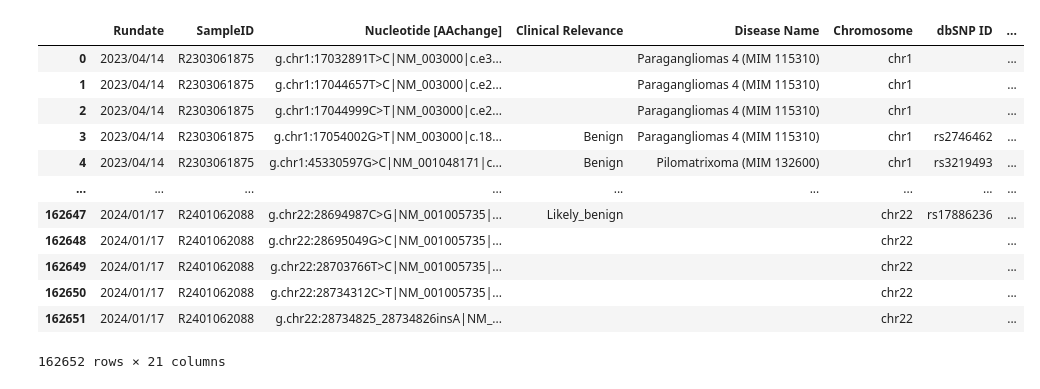
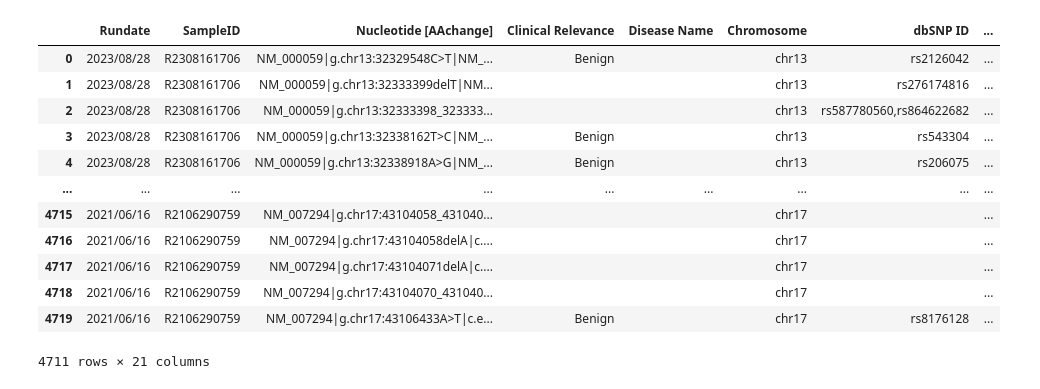
Before and after one commit to raysteven/PBDA_Variant_Vault, a Jupyter notebook: _pipeline/excel_to_sqldb.ipynb, the cells around one changed output. Saved outputs shown, nothing was run; the diff lists cells and outputs as text; code cells hidden in the pictures.

```diff
--- a/_pipeline/excel_to_sqldb.ipynb
+++ b/_pipeline/excel_to_sqldb.ipynb
@@ -23,16 +23,21 @@ import pandas as pd
 from sqlalchemy import create_engine, Column, String, MetaData, Table
 import sqlite3
 
-vava_db_dir = '/home/sysadmin/vava_db/'
+vava_db_dir = '.'
 
 
 current_directory = os.getcwd()
 # Get the parent directory
 parent_directory = os.path.dirname(current_directory)
-input_temp_dir = os.path.join(os.getcwd(),'input_temp')
-excel_path = os.path.join(current_directory, 'bahan_db','Rekap_TSHC_MAF_20240304.xlsx')
-# Read the Excel file
-excel_data = pd.read_excel(os.path.join(current_directory,excel_path))
-bahan_db = os.listdir(os.path.join(current_directory, 'bahan_db_brca',))
-bahan_db
+bahan_db = os.listdir(os.path.join(current_directory, 'bahan_db_brcas'))
+
+bahan_db_df = pd.DataFrame()
+bahan_db_df
+
+# Loop through the files, read each into a DataFrame, and append it to the merged_df
+for file in bahan_db:
+    print(file)
+    file_path = os.path.join(current_directory, 'bahan_db_brcas', file)
+    df_temp = pd.read_excel(file_path, engine='openpyxl')
+    bahan_db_df = pd.concat([bahan_db_df, df_temp], ignore_index=True)
 # %% [output]
@@ -60,10 +60,0 @@ len(bahan_db)
-# %%
-bahan_db_df = pd.DataFrame()
-bahan_db_df
-
-# Loop through the files, read each into a DataFrame, and append it to the merged_df
-for file in bahan_db:
-    print(file)
-    file_path = os.path.join(current_directory, 'bahan_db', file)
-    df_temp = pd.read_excel(file_path, engine='openpyxl')
-    bahan_db_df = pd.concat([bahan_db_df, df_temp], ignore_index=True)
@@ -104,5 +96,10 @@ bahan_db_df
 # %%
-bahan_db_df = bahan_db_df.drop(columns='Unnamed: 0')
+try:
+    bahan_db_df = bahan_db_df.drop(columns='Unnamed: 0')
+    bahan_db_df = bahan_db_df.drop(columns='Nucleotide [AAchange].1')
+except:
+    pass
+bahan_db_df.dropna(subset=['Rundate'], inplace=True)
 bahan_db_df.fillna(' ', inplace=True)
 bahan_db_df
 # %% [output]
@@ -160,25 +157,25 @@ bahan_db_df
 # %%
 # Convert the 'Date' column to datetime format using the 'dayfirst' parameter
-bahan_db_df['Rundate'] = pd.to_datetime(bahan_db_df['Rundate'], dayfirst=True)
+bahan_db_df['Rundate'] = pd.to_datetime(bahan_db_df['Rundate'], dayfirst=True, errors='coerce')
 
 # Convert the datetime objects back to strings in the desired format
 bahan_db_df['Rundate'] = bahan_db_df['Rundate'].dt.strftime('%Y/%m/%d')
 
 bahan_db_df
 # %% [output]
 |  | Rundate | SampleID | Nucleotide [AAchange] | Clinical Relevance | Disease Name | Chromosome | dbSNP ID | ... |
-| 0 | 2023/04/14 | R2303061875 | g.chr1:17032891T>C|NM_003000|c.e3... |  | Paragangliomas 4 (MIM 115310) | chr1 |  | ... |
-| 1 | 2023/04/14 | R2303061875 | g.chr1:17044657T>C|NM_003000|c.e2... |  | Paragangliomas 4 (MIM 115310) | chr1 |  | ... |
-| 2 | 2023/04/14 | R2303061875 | g.chr1:17044999C>T|NM_003000|c.e2... |  | Paragangliomas 4 (MIM 115310) | chr1 |  | ... |
-| 3 | 2023/04/14 | R2303061875 | g.chr1:17054002G>T|NM_003000|c.18... | Benign | Paragangliomas 4 (MIM 115310) | chr1 | rs2746462 | ... |
-| 4 | 2023/04/14 | R2303061875 | g.chr1:45330597G>C|NM_001048171|c... | Benign | Pilomatrixoma (MIM 132600) | chr1 | rs3219493 | ... |
+| 0 | 2023/08/28 | R2308161706 | NM_000059|g.chr13:32329548C>T|NM_... | Benign |  | chr13 | rs2126042 | ... |
+| 1 | 2023/08/28 | R2308161706 | NM_000059|g.chr13:32333399delT|NM... |  |  | chr13 | rs276174816 | ... |
+| 2 | 2023/08/28 | R2308161706 | NM_000059|g.chr13:32333398_323333... |  |  | chr13 | rs587780560,rs864622682 | ... |
+| 3 | 2023/08/28 | R2308161706 | NM_000059|g.chr13:32338162T>C|NM_... | Benign |  | chr13 | rs543304 | ... |
+| 4 | 2023/08/28 | R2308161706 | NM_000059|g.chr13:32338918A>G|NM_... | Benign |  | chr13 | rs206075 | ... |
 | ... | ... | ... | ... | ... | ... | ... | ... | ... |
-| 162647 | 2024/01/17 | R2401062088 | g.chr22:28694987C>G|NM_001005735|... | Likely_benign |  | chr22 | rs17886236 | ... |
-| 162648 | 2024/01/17 | R2401062088 | g.chr22:28695049G>C|NM_001005735|... |  |  | chr22 |  | ... |
-| 162649 | 2024/01/17 | R2401062088 | g.chr22:28703766T>C|NM_001005735|... |  |  | chr22 |  | ... |
-| 162650 | 2024/01/17 | R2401062088 | g.chr22:28734312C>T|NM_001005735|... |  |  | chr22 |  | ... |
-| 162651 | 2024/01/17 | R2401062088 | g.chr22:28734825_28734826insA|NM_... |  |  | chr22 |  | ... |
+| 4715 | 2021/06/16 | R2106290759 | NM_007294|g.chr17:43104058_431040... |  |  | chr17 |  | ... |
+| 4716 | 2021/06/16 | R2106290759 | NM_007294|g.chr17:43104058delA|c.... |  |  | chr17 |  | ... |
+| 4717 | 2021/06/16 | R2106290759 | NM_007294|g.chr17:43104071delA|c.... |  |  | chr17 |  | ... |
+| 4718 | 2021/06/16 | R2106290759 | NM_007294|g.chr17:43104070_431040... |  |  | chr17 |  | ... |
+| 4719 | 2021/06/16 | R2106290759 | NM_007294|g.chr17:43106433A>T|c.e... | Benign |  | chr17 | rs8176128 | ... |
-162652 rows × 21 columns
+4711 rows × 21 columns
 # %%
 bahan_db_df['Variant_Record'] = bahan_db_df.apply(lambda row: generate_unique_id(row['Rundate'] + ' | ' + row['SampleID'] + ' | ' + row['Nucleotide [AAchange]']), axis=1)
 bahan_db_df
```
Also changed, not shown: parts of 18 cells of this notebook, 7 other files.
